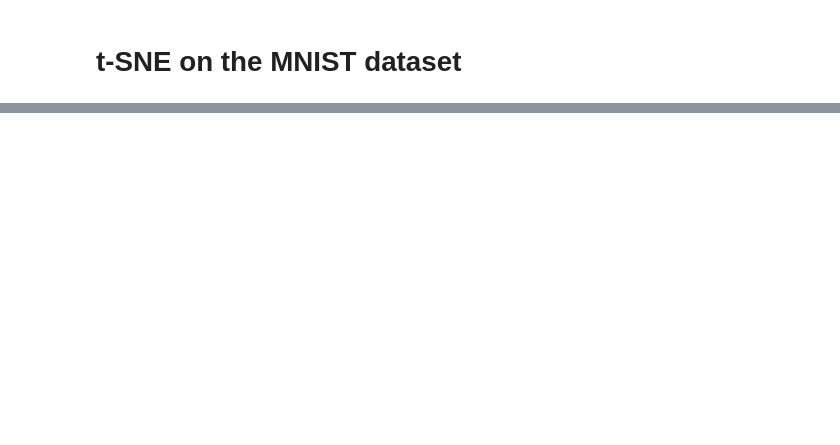
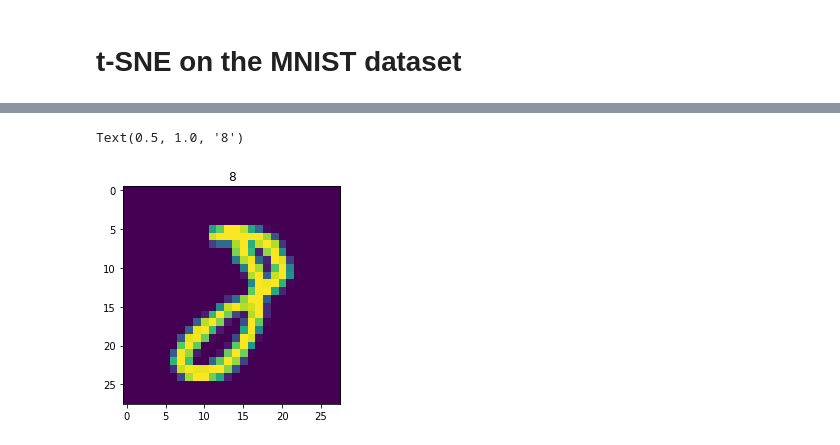
Before and after one commit to Meridolian/thedatafrog_tutorials, a Jupyter notebook: data_analysis/visualizing_datasets.ipynb, the cells around one changed output, grey strips where cells are left out. Saved outputs shown, nothing was run; the diff lists cells and outputs as text; code cells hidden in the pictures; blank space fills up the shorter version.

```diff
--- a/data_analysis/visualizing_datasets.ipynb
+++ b/data_analysis/visualizing_datasets.ipynb
@@ -244,0 +343,7 @@ plt.scatter(view[:, 0], view[:, 1], c=target, alpha=0.2, cmap="Set1")
+# %%
+index = 1598
+plt.imshow(images[index])
+plt.title(target[index])
+# %% [output]
+Text(0.5, 1.0, '8')
+[figure, added]
```
Also changed, not shown: parts of 18 cells of this notebook.
